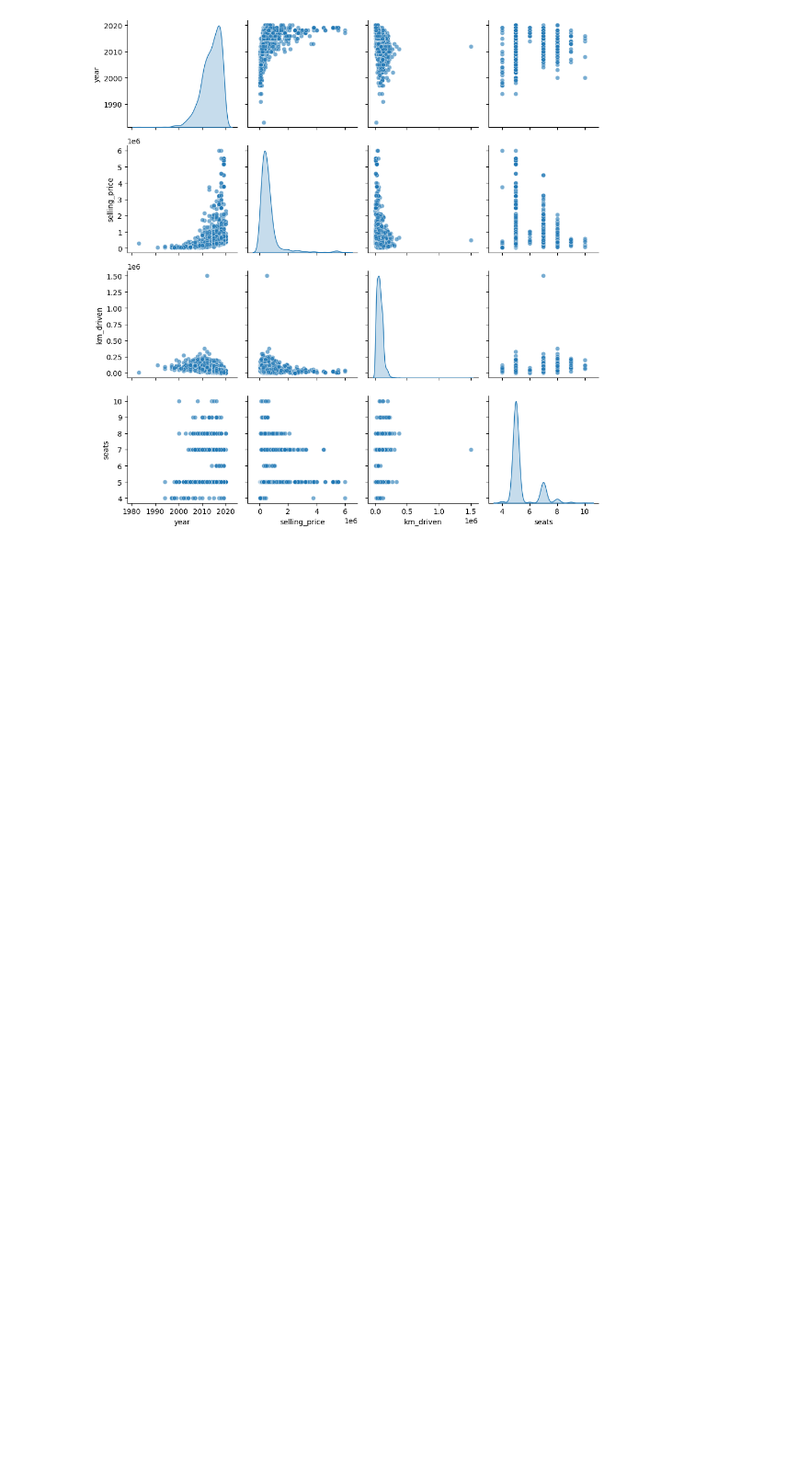
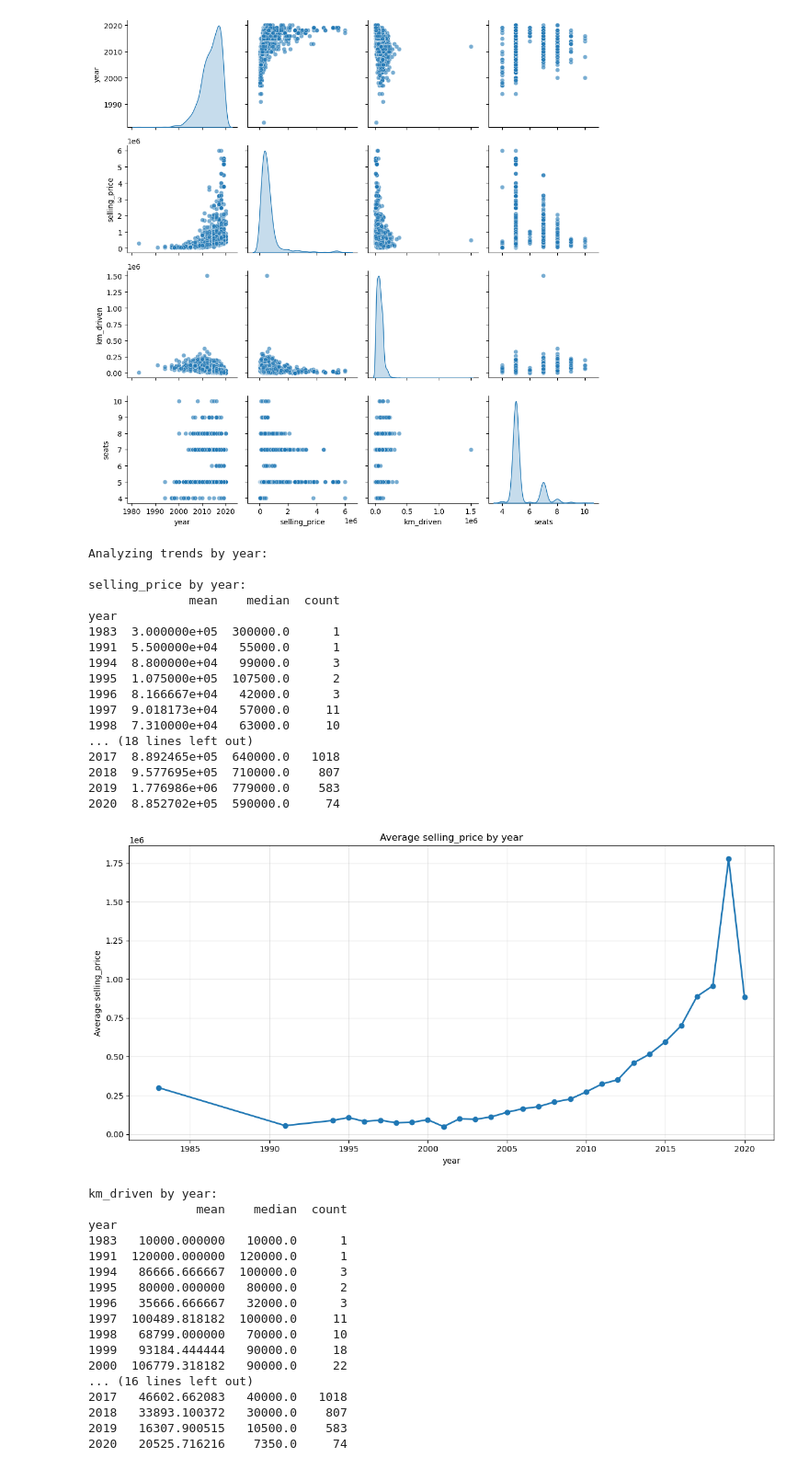
Before and after one commit to somberlyx/Car-Price-Prediction, a Jupyter notebook: car-price-prediction.ipynb, the cells around one changed output. Shown at 92% size. Cells and saved outputs as stored; diff of their text form; code cells hidden in the pictures; blank space fills up the shorter version.

Commit message:
Plotting graphs to show trends over time

```diff
--- a/car-price-prediction.ipynb
+++ b/car-price-prediction.ipynb
@@ -528,3 +528,64 @@ Using sample of 2000 rows for pair plot
 
 Generating pair plot...
 [figure]
+# %%
+def time_series_analysis(df, time_col='year'):
+
+    if time_col in df.columns:
+        print(f"\nAnalyzing trends by {time_col}:")
+
+        numerical_cols = df.select_dtypes(include=[np.number]).columns.tolist()
+        numerical_cols = [col for col in numerical_cols if col != time_col]
+
+        for col in numerical_cols:
+            yearly_stats = df.groupby(time_col)[col].agg(['mean', 'median', 'count'])
+            print(f"\n{col} by {time_col}:")
+            print(yearly_stats)
+
+            # Line plot
+            plt.figure(figsize=(12, 6))
+            yearly_stats['mean'].plot(marker='o', linewidth=2)
+            plt.title(f'Average {col} by {time_col}')
+            plt.xlabel(time_col)
+            plt.ylabel(f'Average {col}')
+            plt.grid(True, alpha=0.3)
+            plt.tight_layout()
+            plt.show()
+# %%
+time_series_analysis(df)
+# %% [output]
+Analyzing trends by year:
+
+selling_price by year:
+              mean    median  count
+year
+1983  3.000000e+05  300000.0      1
+1991  5.500000e+04   55000.0      1
+1994  8.800000e+04   99000.0      3
+1995  1.075000e+05  107500.0      2
+1996  8.166667e+04   42000.0      3
+1997  9.018173e+04   57000.0     11
+1998  7.310000e+04   63000.0     10
+... (18 lines left out)
+2017  8.892465e+05  640000.0   1018
+2018  9.577695e+05  710000.0    807
+2019  1.776986e+06  779000.0    583
+2020  8.852702e+05  590000.0     74
+[figure, added]
+km_driven by year:
+               mean    median  count
+year
+1983   10000.000000   10000.0      1
+1991  120000.000000  120000.0      1
+1994   86666.666667  100000.0      3
+1995   80000.000000   80000.0      2
+1996   35666.666667   32000.0      3
+1997  100489.818182  100000.0     11
+1998   68799.000000   70000.0     10
+1999   93184.444444   90000.0     18
+2000  106779.318182   90000.0     22
+... (16 lines left out)
+2017   46602.662083   40000.0   1018
+2018   33893.100372   30000.0    807
+2019   16307.900515   10500.0    583
+2020   20525.716216    7350.0     74
```
Also changed, not shown: parts of 1 cell of this notebook.
